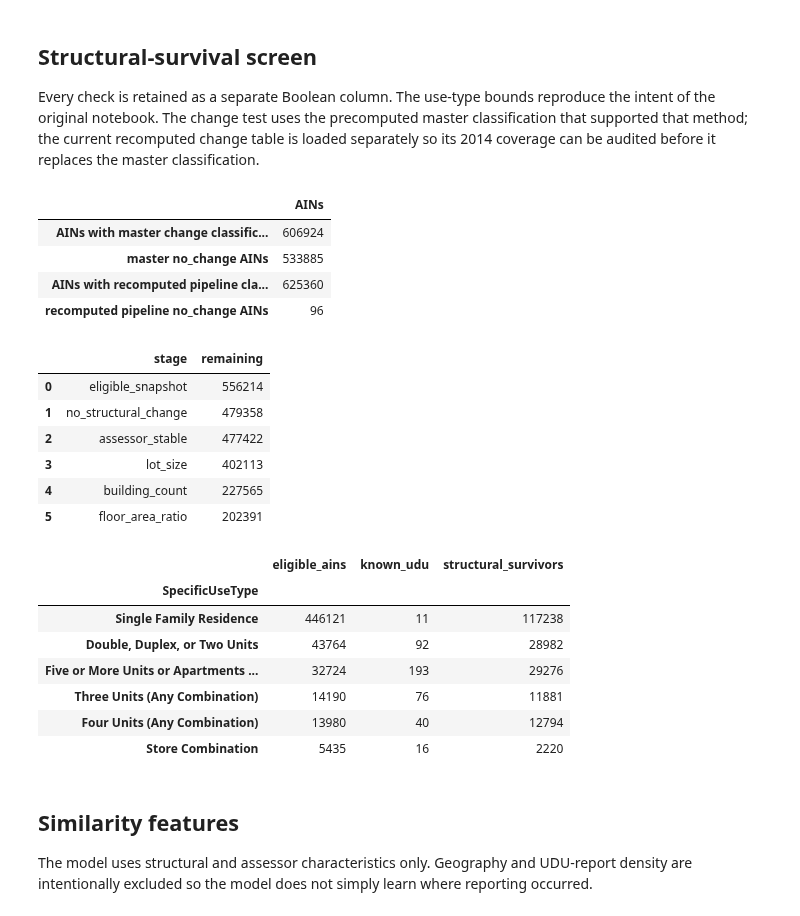
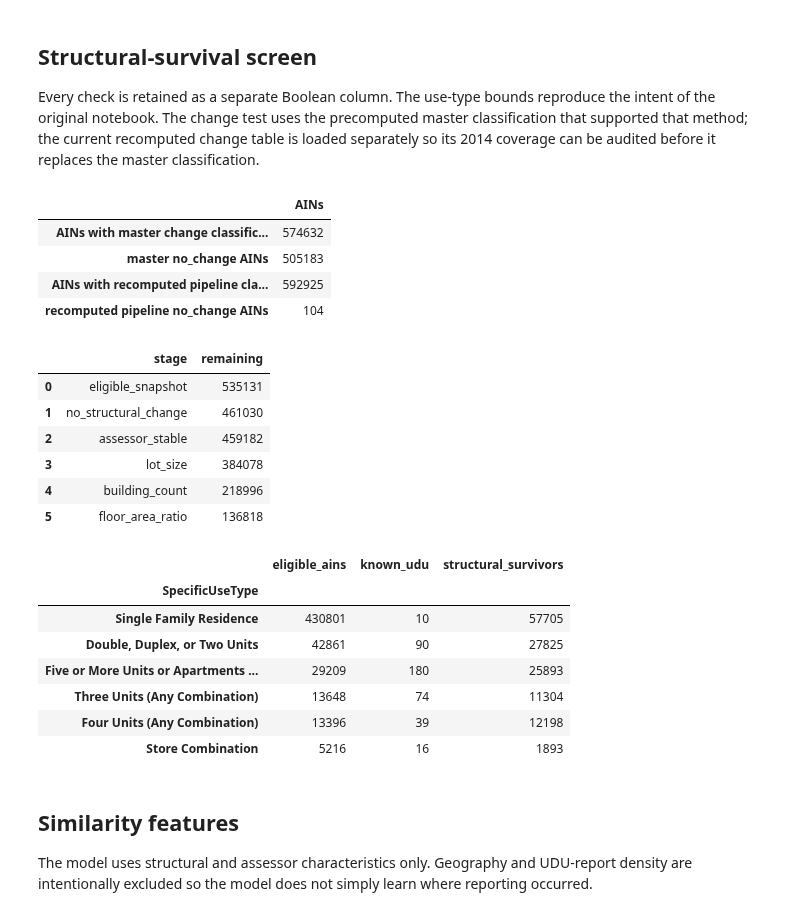
Before and after one commit to AdamSwietek/NDSC_HiddenHousing, a Jupyter notebook: notebooks/methods/02_structural_survival_method.ipynb, the cells around one changed output. Saved outputs shown, nothing was run; the diff lists cells and outputs as text; code cells hidden in the pictures.

```diff
--- a/notebooks/methods/02_structural_survival_method.ipynb
+++ b/notebooks/methods/02_structural_survival_method.ipynb
@@ -102,8 +102,8 @@ def load_master_for_ains(ains):
 
 parcel_columns = [
     'AIN', 'site_id', 'parcel.area', 'building.count',
-    'building.footprint_area', 'building.floor_area',
-    'shape.area.max', 'snapshot.coverage', 'snapshot.far',
+    'building.footprint_area', 'building.floor_area_continuous',
+    'shape.area.max', 'snapshot.coverage', 'snapshot.far_continuous',
     'assessor.ain_count', 'assessor.sqft', 'assessor.units',
     'assessor.bedrooms', 'assessor.bathrooms',
     'assessor.building_records', 'assessor.year_built',
@@ -159,13 +159,13 @@ def build_structural_screen(parcels, changes, master):
         .rename(columns={'usecodedescchar2_2016': 'SpecificUseType'})
     )
     data['is_known_udu'] = data['AIN'].isin(known_udu_ains)
-    data['floor_area_ratio'] = data['building.floor_area'].div(
+    data['floor_area_ratio'] = data['building.floor_area_continuous'].div(
         data['assessor.sqft'].where(data['assessor.sqft'].gt(0))
     )
     data['check_eligible_snapshot'] = (
         data['assessor.ain_count'].eq(1)
         & data['assessor.sqft'].gt(0)
-        & data['building.floor_area'].gt(0)
+        & data['building.floor_area_continuous'].gt(0)
         & data['SpecificUseType'].isin(TYPE_CONFIG)
     )
     data['check_no_structural_change'] = (
@@ -208,49 +208,49 @@ def build_structural_screen(parcels, changes, master):
 
 method2_input = build_structural_screen(parcels, changes, master)
 change_source_qa = pd.Series({
     'AINs with master change classification': method2_input['change_type_1417_2017'].notna().sum(),
     'master no_change AINs': method2_input['change_type_1417_2017'].eq('no_change').sum(),
     'AINs with recomputed pipeline classification': method2_input['pipeline.change_type'].notna().sum(),
     'recomputed pipeline no_change AINs': method2_input['pipeline.change_type'].eq('no_change').sum(),
 }, name='AINs')
 display(change_source_qa.to_frame())
 screen_checks = [column for column in method2_input if column.startswith('check_')]
 eligible = method2_input.loc[method2_input['check_eligible_snapshot']].copy()
 funnel = []
 running = pd.Series(True, index=eligible.index)
 for check in screen_checks[1:]:
     running &= eligible[check]
     funnel.append({'stage': check.removeprefix('check_'), 'remaining': int(running.sum())})
 funnel = pd.DataFrame([{'stage': 'eligible_snapshot', 'remaining': len(eligible)}, *funnel])
 display(funnel)
 display(
     eligible.groupby('SpecificUseType').agg(
         eligible_ains=('AIN', 'size'),
         known_udu=('is_known_udu', 'sum'),
         structural_survivors=('method2_structural_screen', 'sum'),
     ).sort_values('eligible_ains', ascending=False)
 )
 # %% [output]
 |  | AINs |
-| AINs with master change classific... | 606924 |
-| master no_change AINs | 533885 |
-| AINs with recomputed pipeline cla... | 625360 |
-| recomputed pipeline no_change AINs | 96 |
+| AINs with master change classific... | 574632 |
+| master no_change AINs | 505183 |
+| AINs with recomputed pipeline cla... | 592925 |
+| recomputed pipeline no_change AINs | 104 |
 |  | stage | remaining |
-| 0 | eligible_snapshot | 556214 |
-| 1 | no_structural_change | 479358 |
-| 2 | assessor_stable | 477422 |
-| 3 | lot_size | 402113 |
-| 4 | building_count | 227565 |
-| 5 | floor_area_ratio | 202391 |
+| 0 | eligible_snapshot | 535131 |
+| 1 | no_structural_change | 461030 |
+| 2 | assessor_stable | 459182 |
+| 3 | lot_size | 384078 |
+| 4 | building_count | 218996 |
+| 5 | floor_area_ratio | 136818 |
 |  | eligible_ains | known_udu | structural_survivors |
 | SpecificUseType |  |  |  |
-| Single Family Residence | 446121 | 11 | 117238 |
-| Double, Duplex, or Two Units | 43764 | 92 | 28982 |
-| Five or More Units or Apartments ... | 32724 | 193 | 29276 |
-| Three Units (Any Combination) | 14190 | 76 | 11881 |
-| Four Units (Any Combination) | 13980 | 40 | 12794 |
-| Store Combination | 5435 | 16 | 2220 |
+| Single Family Residence | 430801 | 10 | 57705 |
+| Double, Duplex, or Two Units | 42861 | 90 | 27825 |
+| Five or More Units or Apartments ... | 29209 | 180 | 25893 |
+| Three Units (Any Combination) | 13648 | 74 | 11304 |
+| Four Units (Any Combination) | 13396 | 39 | 12198 |
+| Store Combination | 5216 | 16 | 1893 |
 # %% [markdown]
 ## Similarity features
 
```
Also changed, not shown: parts of 9 cells of this notebook, 4 other files.
